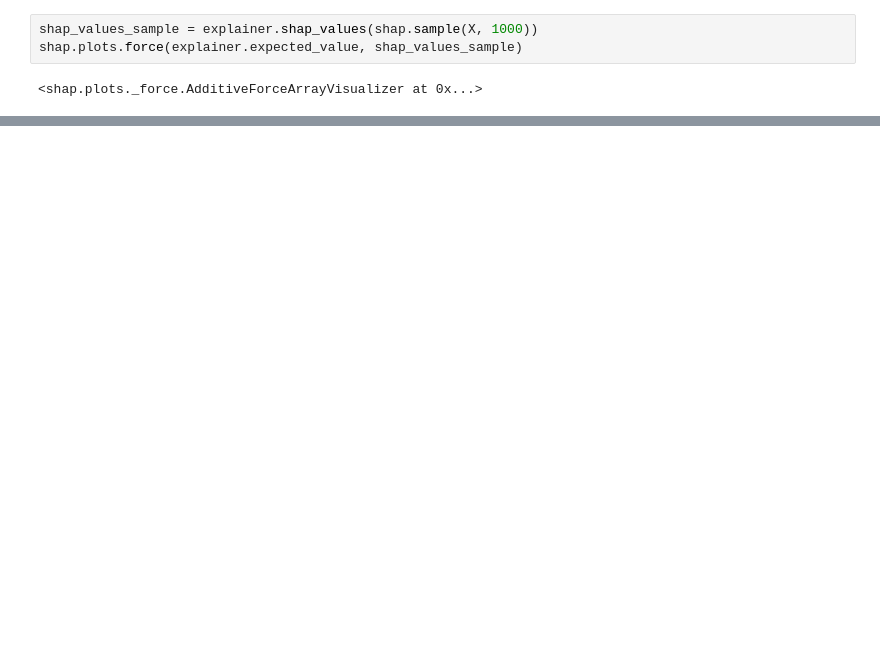
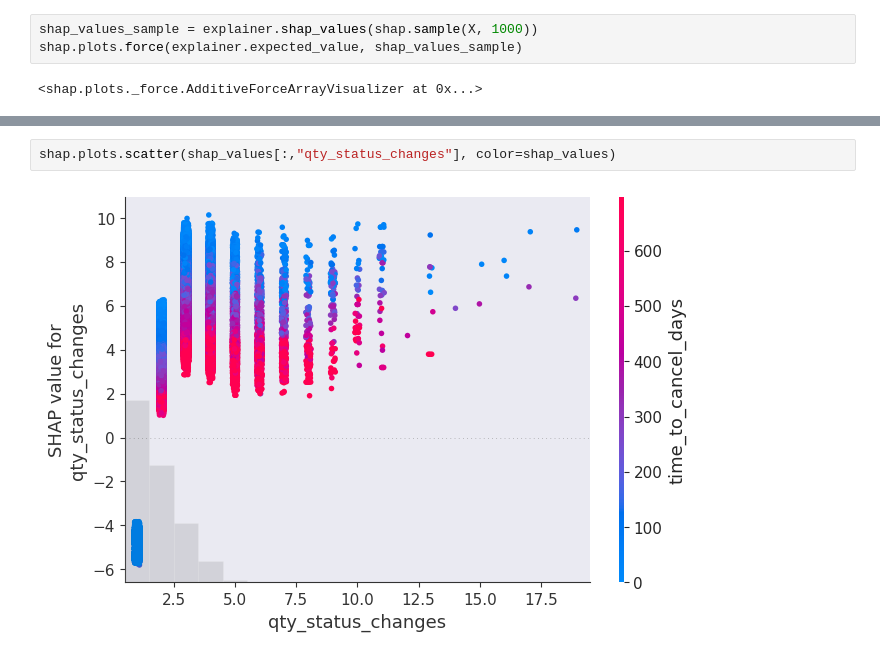
Before and after one commit to tamiriscrepalde/survival-analysis, a Jupyter notebook: notebooks/exploratory_data_analysis/packages_cancellation_analysis.ipynb, the cells around one changed output, grey strips where cells are left out. Cells and saved outputs as stored; diff of their text form; blank space fills up the shorter version.

```diff
--- a/notebooks/exploratory_data_analysis/packages_cancellation_analysis.ipynb
+++ b/notebooks/exploratory_data_analysis/packages_cancellation_analysis.ipynb
@@ -604,0 +610,4 @@ shap.plots.force(explainer.expected_value, shap_values_sample)
+# %%
+shap.plots.scatter(shap_values[:,"qty_status_changes"], color=shap_values)
+# %% [output]
+[figure, added]
```
Also changed, not shown: parts of 25 cells of this notebook.
